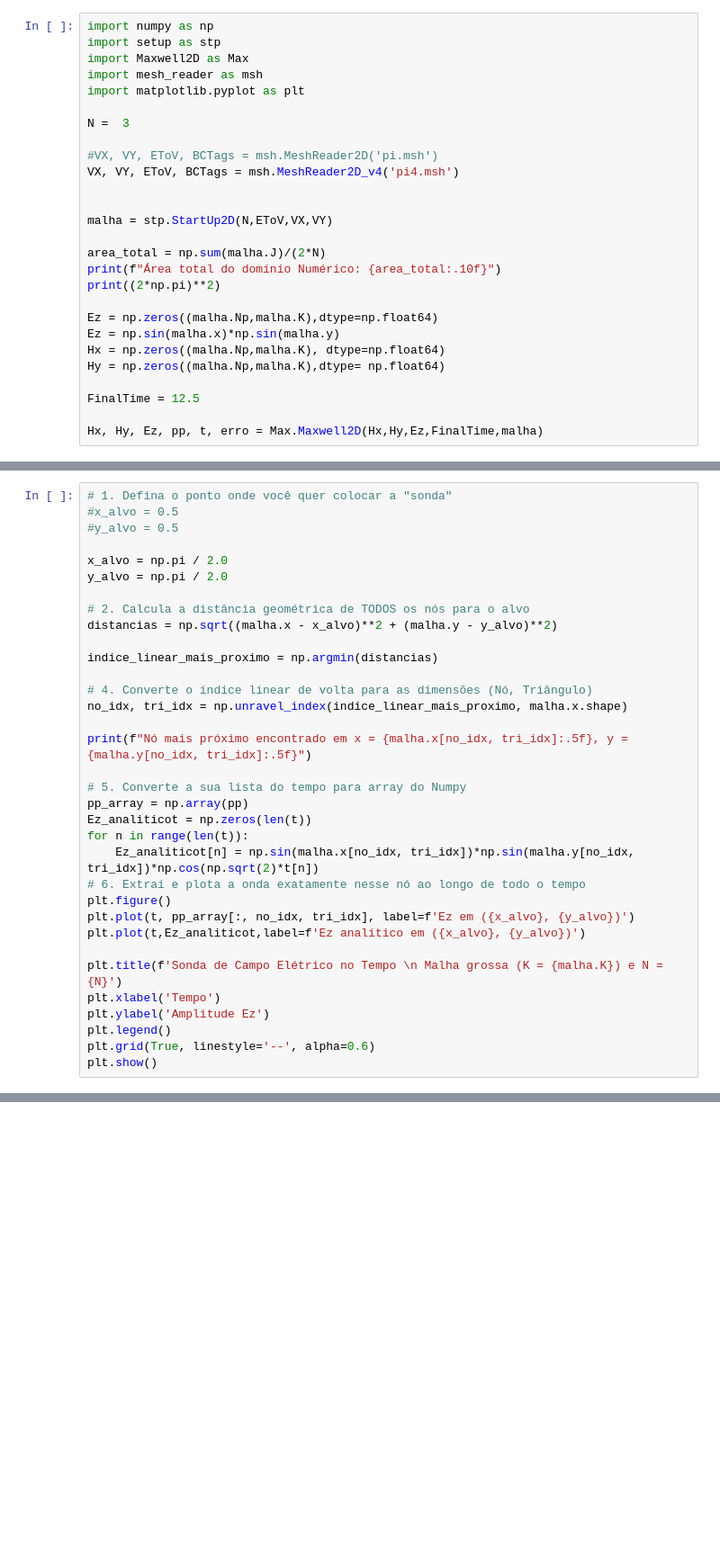
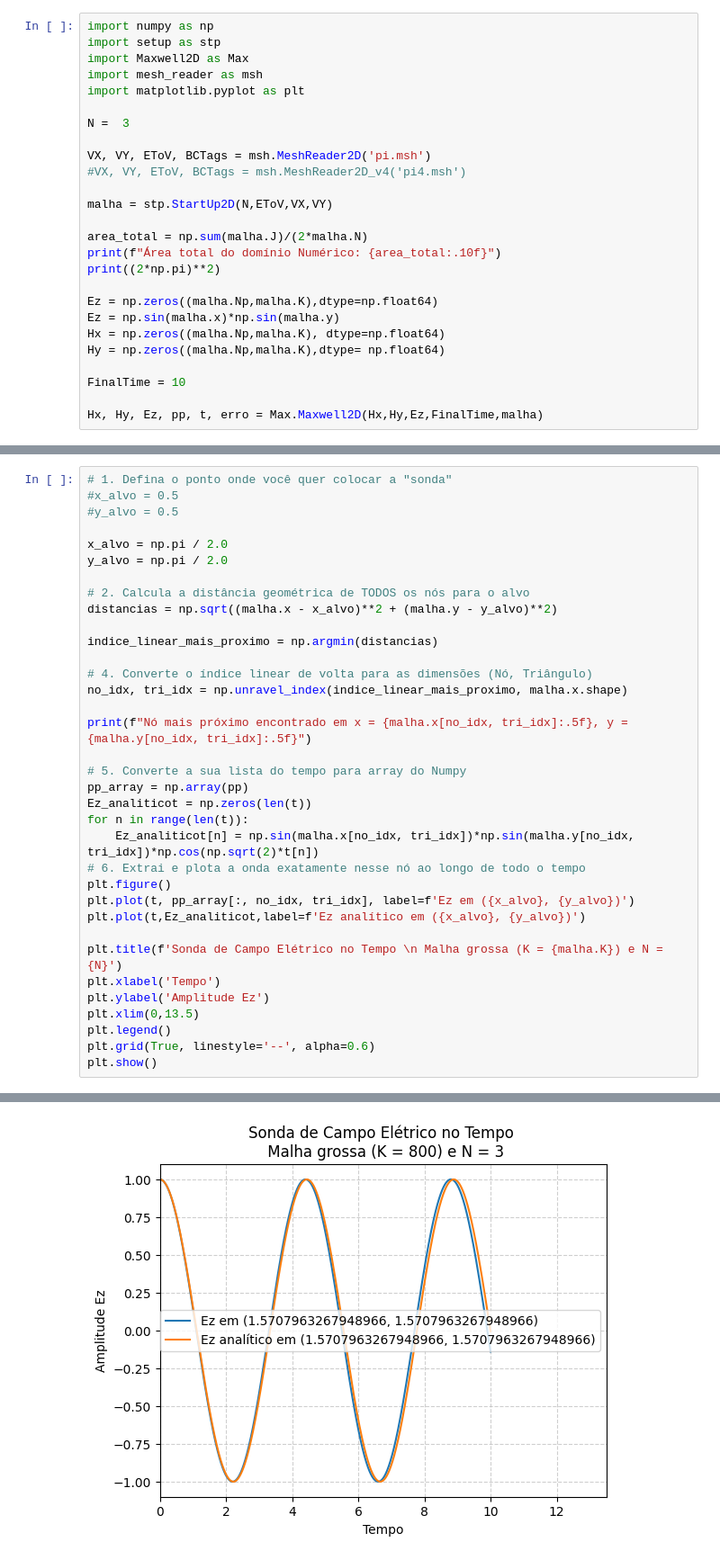
Before and after one commit to andrefsr/DG-FEM, a Jupyter notebook: engine/dg2D/ex7.ipynb, the cells around one changed output, grey strips where cells are left out. Shown at 90% size. Drawn from its saved outputs; the diff is of its cells as text; blank space fills up the shorter version.

```diff
--- a/engine/dg2D/ex7.ipynb
+++ b/engine/dg2D/ex7.ipynb
@@ -7,13 +7,12 @@ import matplotlib.pyplot as plt
 
 N =  3
 
-#VX, VY, EToV, BCTags = msh.MeshReader2D('pi.msh')
-VX, VY, EToV, BCTags = msh.MeshReader2D_v4('pi4.msh')
-
+VX, VY, EToV, BCTags = msh.MeshReader2D('pi.msh')
+#VX, VY, EToV, BCTags = msh.MeshReader2D_v4('pi4.msh')
 
 malha = stp.StartUp2D(N,EToV,VX,VY)
 
-area_total = np.sum(malha.J)/(2*N)
+area_total = np.sum(malha.J)/(2*malha.N)
 print(f"Área total do domínio Numérico: {area_total:.10f}")
 print((2*np.pi)**2)
 
@@ -22,6 +21,6 @@ Ez = np.sin(malha.x)*np.sin(malha.y)
 Hx = np.zeros((malha.Np,malha.K), dtype=np.float64)
 Hy = np.zeros((malha.Np,malha.K),dtype= np.float64)
 
-FinalTime = 12.5
+FinalTime = 10
 
 Hx, Hy, Ez, pp, t, erro = Max.Maxwell2D(Hx,Hy,Ez,FinalTime,malha)
@@ -155,6 +182,8 @@ plt.plot(t,Ez_analiticot,label=f'Ez analítico em ({x_alvo}, {y_alvo})')
 plt.title(f'Sonda de Campo Elétrico no Tempo \n Malha grossa (K = {malha.K}) e N = {N}')
 plt.xlabel('Tempo')
 plt.ylabel('Amplitude Ez')
+plt.xlim(0,13.5)
 plt.legend()
 plt.grid(True, linestyle='--', alpha=0.6)
 plt.show()
+# %% [output]
@@ -161,3 +191,4 @@ plt.show()
+[figure, added]
 # %%
 plt.figure()
 plt.grid(alpha=0.3)
```
Also changed, not shown: parts of 4 cells of this notebook, 2 other files.
